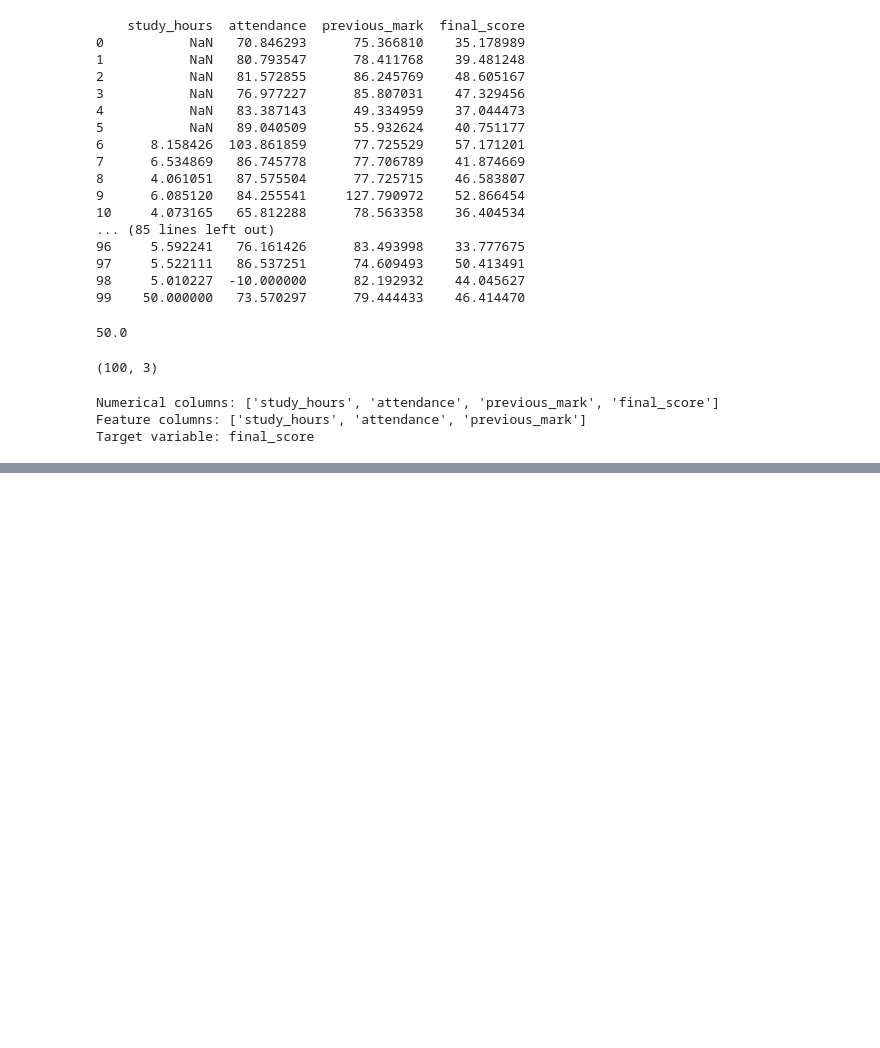
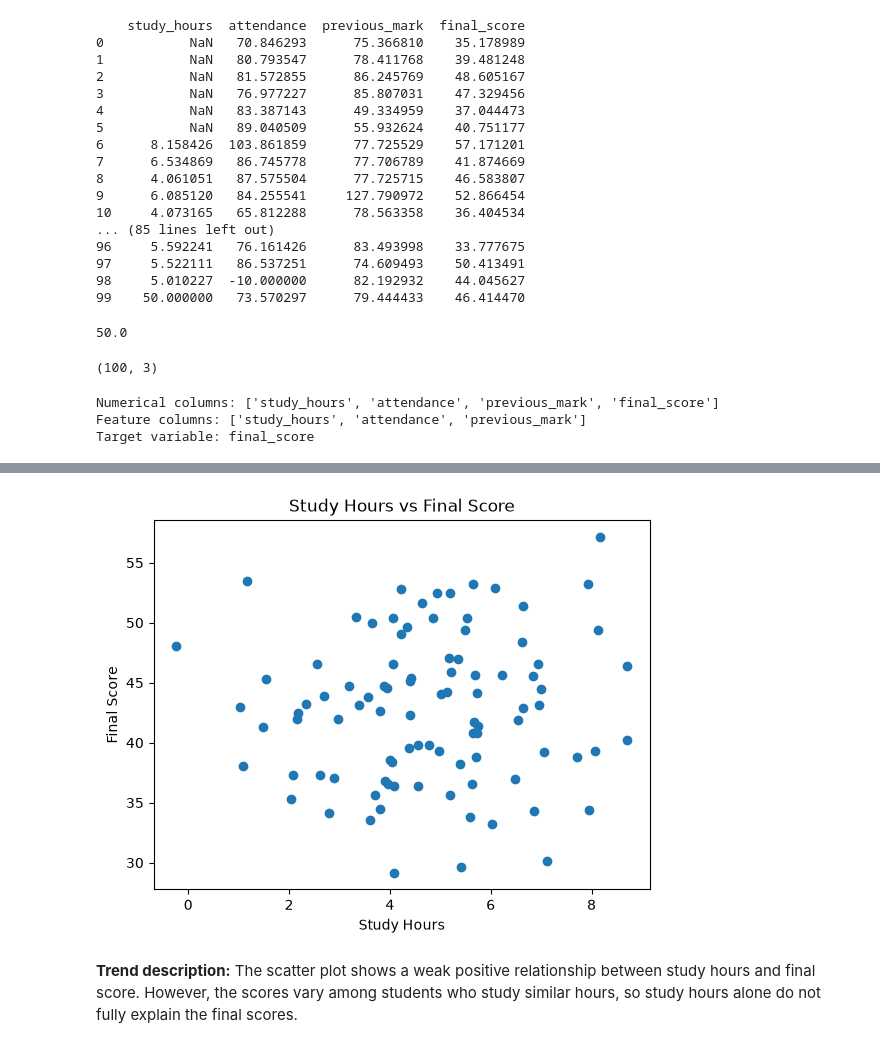
Before and after one commit to kidistm03/ml-, a Jupyter notebook: ML_Lab_1.ipynb, the cells around one changed output, grey strips where cells are left out. Cells and saved outputs as stored; diff of their text form; code cells hidden in the pictures; blank space fills up the shorter version.

```diff
--- a/ML_Lab_1.ipynb
+++ b/ML_Lab_1.ipynb
@@ -86,0 +214,16 @@ Target variable: final_score
+# %%
+
+# Create a scatter plot of study hours and final scores
+plt.scatter(df["study_hours"], df["final_score"])
+
+# Add a title and labels
+plt.title("Study Hours vs Final Score")
+plt.xlabel("Study Hours")
+plt.ylabel("Final Score")
+
+# Display the scatter plot
+plt.show()
+# %% [output]
+[figure, added]
+# %% [markdown]
+**Trend description:** The scatter plot shows a weak positive relationship between study hours and final score. However, the scores vary among students who study similar hours, so study hours alone do not fully explain the final scores.
```
Also changed, not shown: parts of 10 cells of this notebook.
